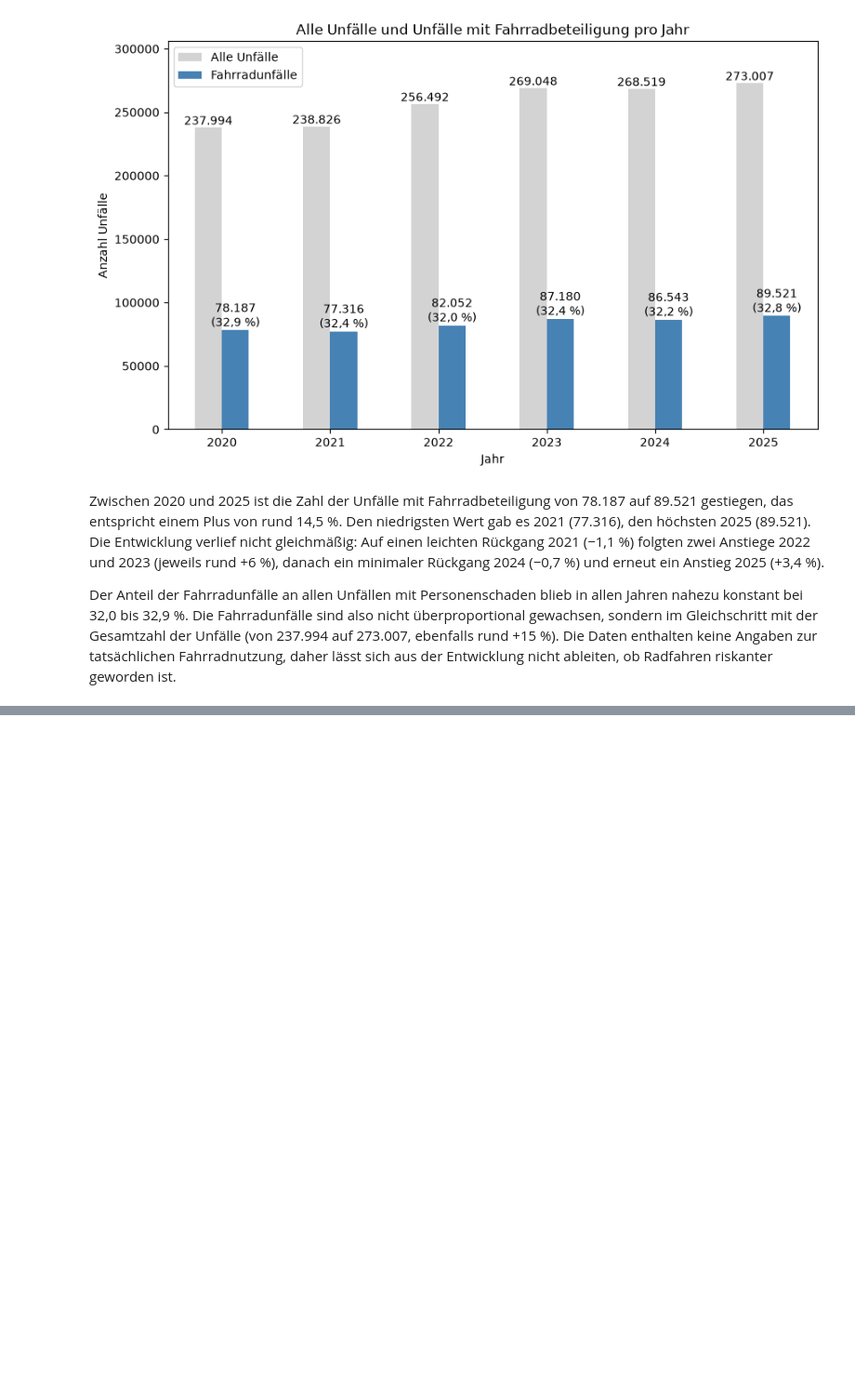
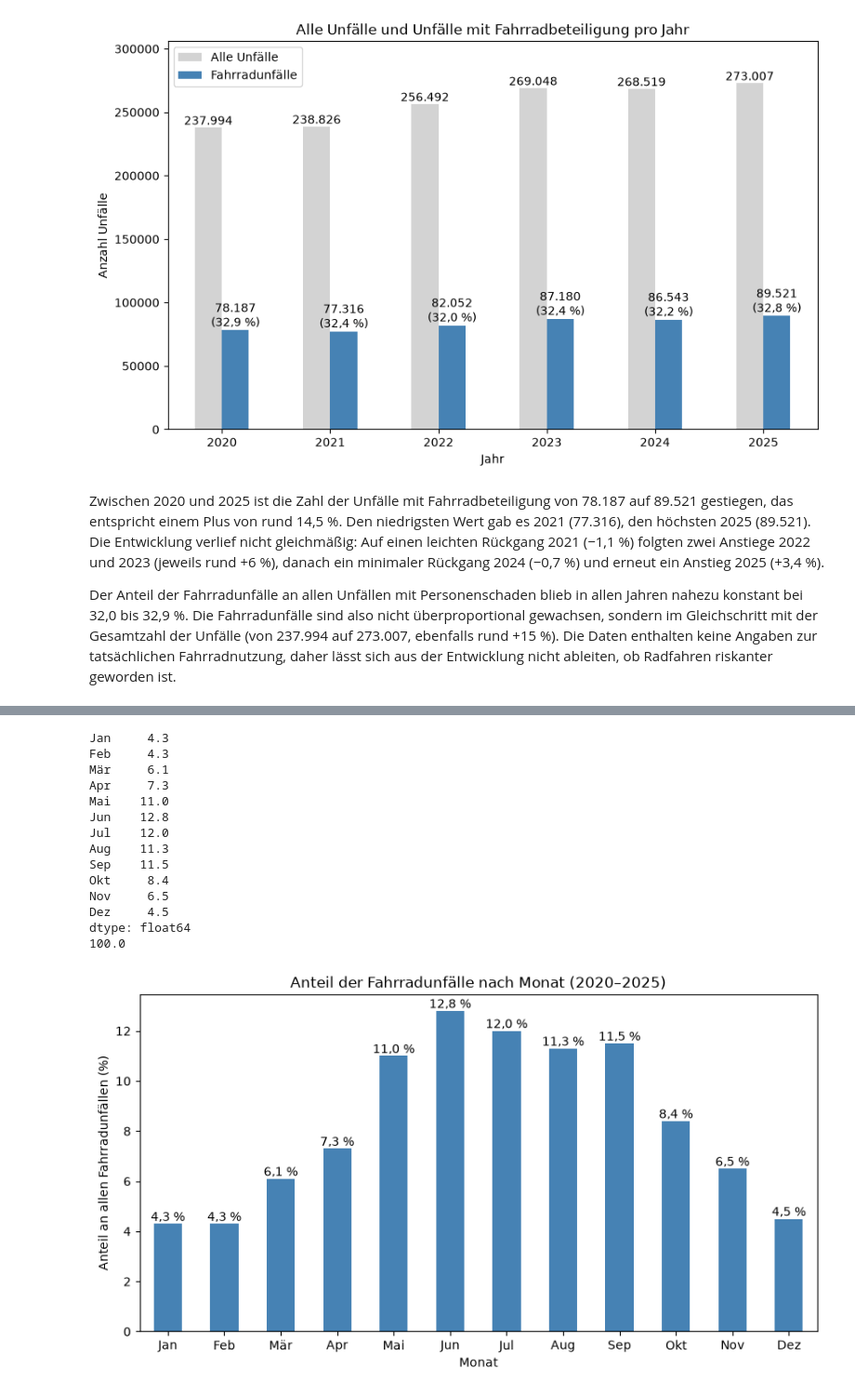
Before and after one commit to RogovaNatalia/Unfallorte_Projekt, a Jupyter notebook: analyse.ipynb, the cells around one changed output, grey strips where cells are left out. Shown at 93% size. Saved outputs shown, nothing was run; the diff lists cells and outputs as text; code cells hidden in the pictures; blank space fills up the shorter version.

```diff
--- a/analyse.ipynb
+++ b/analyse.ipynb
@@ -109,0 +149,32 @@ Der Anteil der Fahrradunfälle an allen Unfällen mit Personenschaden blieb in a
+# %%
+monat_summe = rad_monat.sum(axis=1)
+anteil_monat = (monat_summe / monat_summe.sum() * 100).round(1)
+anteil_monat.index = monate
+
+print(anteil_monat)
+print(anteil_monat.sum())
+
+fig, ax = plt.subplots(figsize=(10, 5))
+anteil_monat.plot(kind="bar", color="steelblue", ax=ax)
+for i, v in enumerate(anteil_monat):
+    ax.text(i, v, f"{v:.1f} %".replace(".", ","), ha="center", va="bottom")
+ax.set_title("Anteil der Fahrradunfälle nach Monat (2020–2025)")
+ax.set_xlabel("Monat")
+ax.set_ylabel("Anteil an allen Fahrradunfällen (%)")
+ax.tick_params(axis="x", rotation=0);
+# %% [output]
+Jan     4.3
+Feb     4.3
+Mär     6.1
+Apr     7.3
+Mai    11.0
+Jun    12.8
+Jul    12.0
+Aug    11.3
+Sep    11.5
+Okt     8.4
+Nov     6.5
+Dez     4.5
+dtype: float64
+100.0
+[figure, added]
```
Also changed, not shown: parts of 2 cells of this notebook.
